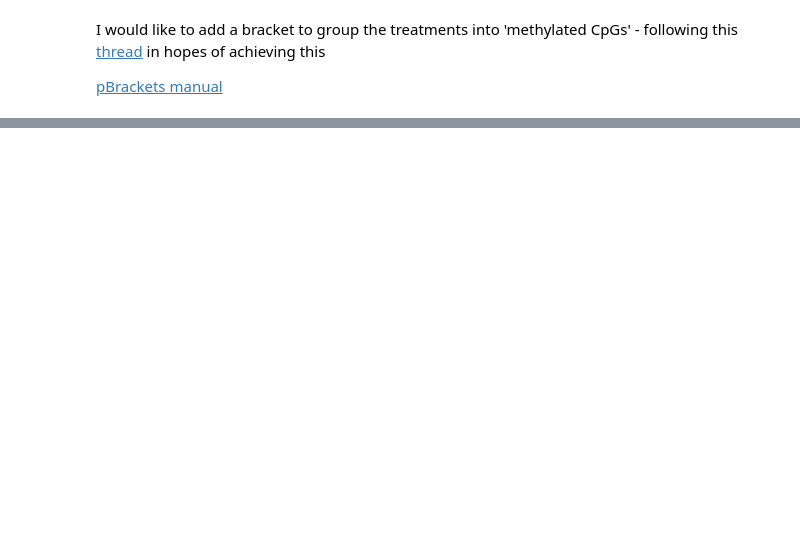
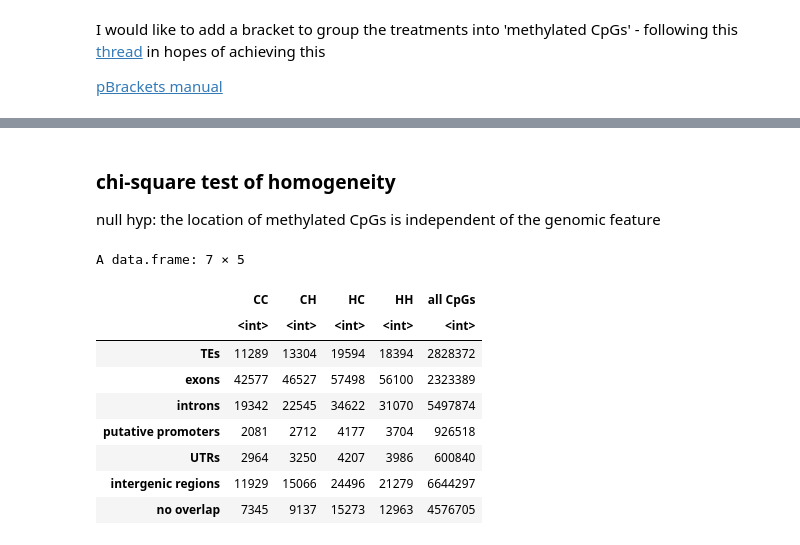
Before and after one commit to jgmcdonough/CE18_methylRAD_analysis, a Jupyter notebook: analysis/genomic_feature_tracks/create_proportionPlot.ipynb, the cells around one changed output, grey strips where cells are left out. Cells and saved outputs as stored; diff of their text form; code cells hidden in the pictures; blank space fills up the shorter version.

```diff
--- a/analysis/genomic_feature_tracks/create_proportionPlot.ipynb
+++ b/analysis/genomic_feature_tracks/create_proportionPlot.ipynb
@@ -184,0 +208,29 @@ I would like to add a bracket to group the treatments into 'methylated CpGs' - f
+# %% [markdown]
+### chi-square test of homogeneity
+null hyp: the location of methylated CpGs is independent of the genomic feature
+# %%
+overlap <- df
+
+# Pivot the data
+overlap <- as.data.frame(pivot_wider(overlap,
+                             id_cols = genomicFeature,
+                             names_from = treatment,
+                             values_from = propOverlap))
+
+# setting genomic feature as row name
+rownames(overlap) <- overlap$genomicFeature
+overlap <- overlap[-1]
+
+# Print the pivoted data
+overlap
+# %% [output]
+A data.frame: 7 × 5
+|  | CC | CH | HC | HH | all CpGs |
+|  | <int> | <int> | <int> | <int> | <int> |
+| TEs | 11289 | 13304 | 19594 | 18394 | 2828372 |
+| exons | 42577 | 46527 | 57498 | 56100 | 2323389 |
+| introns | 19342 | 22545 | 34622 | 31070 | 5497874 |
+| putative promoters | 2081 | 2712 | 4177 | 3704 | 926518 |
+| UTRs | 2964 | 3250 | 4207 | 3986 | 600840 |
+| intergenic regions | 11929 | 15066 | 24496 | 21279 | 6644297 |
+| no overlap | 7345 | 9137 | 15273 | 12963 | 4576705 |
```
Also changed, not shown: parts of 9 cells of this notebook.
